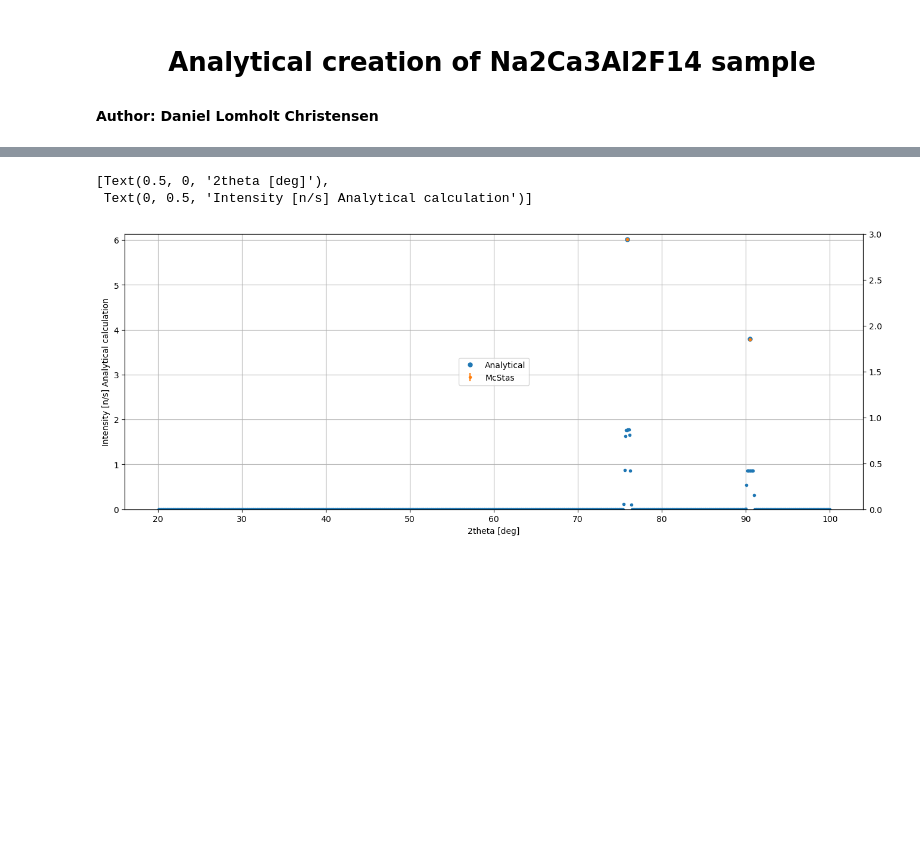
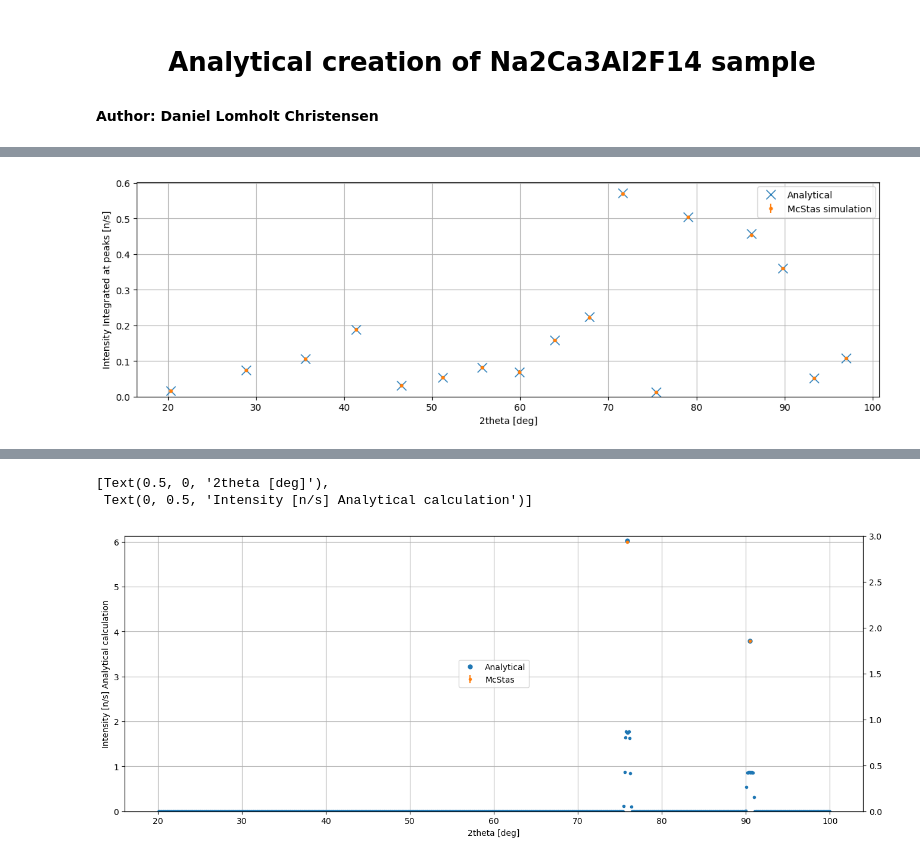
Before and after one commit to Lomholy/McStas_sample_component, a Jupyter notebook: Powder/Analytical.ipynb, the cells around one changed output, grey strips where cells are left out. Saved outputs shown, nothing was run; the diff lists cells and outputs as text; code cells hidden in the pictures; blank space fills up the shorter version.

```diff
--- a/Powder/Analytical.ipynb
+++ b/Powder/Analytical.ipynb
@@ -96,3 +146,26 @@ print(q_list)
+# %%
+
+fig, ax = plt.subplots(figsize=(12,4), ncols=1)
+
+# ax2 = ax.twinx()
+ax.plot(nacalf_analytical[0], nacalf_analytical[1], 'x',markersize=10,label='Analytical')
+
+ax.errorbar(nacalf_analytical[0], data_int,yerr=errs, fmt='.', label='McStas simulation')
+
+# ax2.errorbar(data.xaxis, data.Intensity, fmt='k-', label='McStas')
+
+
+ax.legend()
+
+ax.set(ylim=(0))
+# ax2.set(ylim=(0,0.4))
+ax.grid(True)
+ax.set(xlabel="2theta [deg]",ylabel="Intensity Integrated at peaks [n/s]")
+# ax2.set(ylabel="Intensity [n/s] simulation output")
+fig.tight_layout()
+# fig.savefig('')
+# %% [output]
+[figure, added]
 # %%
 # # Load the powder structure and generate the theoretical diffractogram
 # Load in Structure factor from Vesta
```
Also changed, not shown: parts of 9 cells of this notebook, 7 other files.
